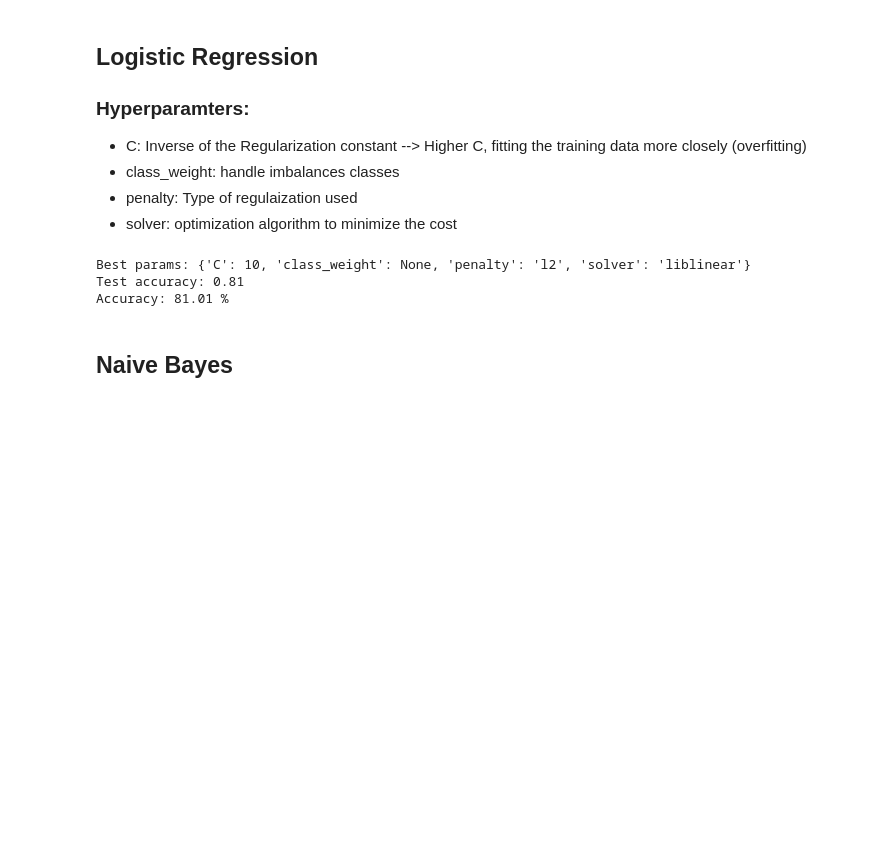
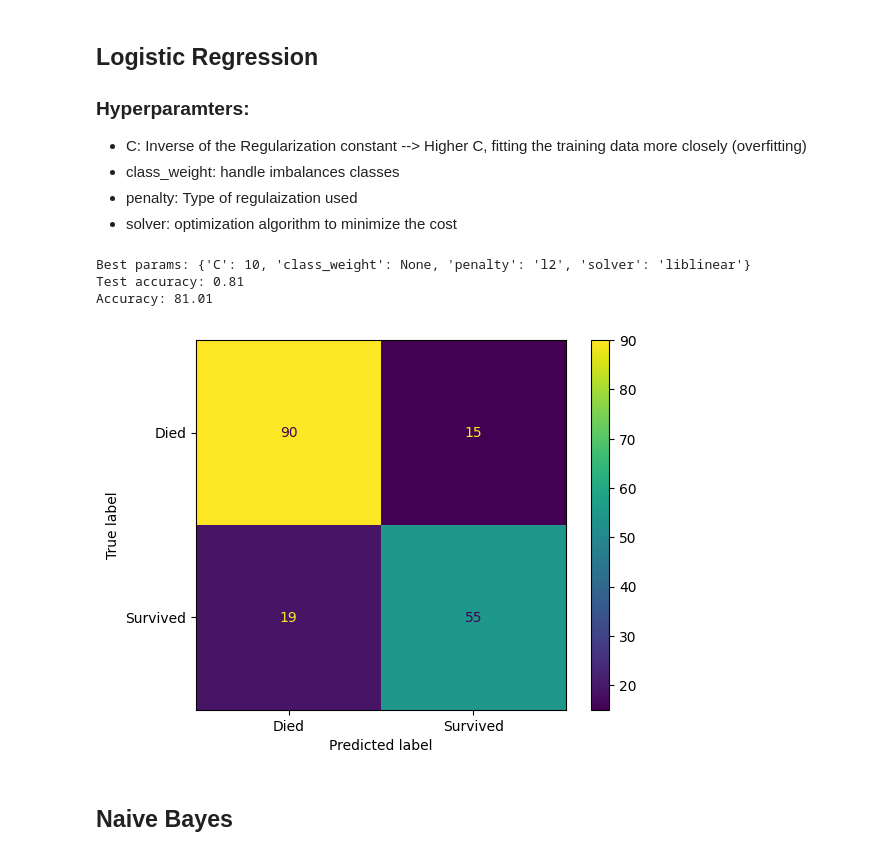
Before and after one commit to alexehrlich/titanic, a Jupyter notebook: data_exploration.ipynb, the cells around one changed output. Drawn from its saved outputs; the diff is of its cells as text; code cells hidden in the pictures; blank space fills up the shorter version.

```diff
--- a/data_exploration.ipynb
+++ b/data_exploration.ipynb
@@ -438,34 +453,35 @@ def split_data(train_df, numerical_features, categorical_features, target, test_
 # %%
 from sklearn.linear_model import LogisticRegression
 from sklearn.model_selection import GridSearchCV
 
 param_grid = {
     'C': [0.01, 0.1, 1, 10],
     'penalty': ['l1', 'l2'],
     'solver': ['liblinear'],  # only supports l1 + l2
     'class_weight': [None, 'balanced']
 }
 
 X_train, X_test, y_train, y_test = split_data(
     train_df,
     numerical_features=['Pclass', 'Age', 'Family_Size', 'Fare'],
     categorical_features = ['Sex', 'Embarked'],
     target = 'Survived')
 
 grid = GridSearchCV(LogisticRegression(max_iter=1000), param_grid)
 grid.fit(X_train, y_train)
 
 print(f"Best params: {grid.best_params_}")
 print(f"Test accuracy: {grid.score(X_test, y_test):.2f}")
 
 lr_clf = LogisticRegression(max_iter=100, C=10, class_weight=None, penalty='l2', solver='liblinear')
 lr_clf.fit(X_train, y_train)
 
-print(f"Accuracy: {(sum(lr_clf.predict(X_test) == y_test) / len(X_test)) * 100:.2f} %")
+evaluate_prediction(lr_clf.predict(X_test), y_test)
 # %% [output]
 Best params: {'C': 10, 'class_weight': None, 'penalty': 'l2', 'solver': 'liblinear'}
 Test accuracy: 0.81
-Accuracy: 81.01 %
+Accuracy: 81.01
+[figure, added]
 # %% [markdown]
 ## Naive Bayes
 # %%
```
Also changed, not shown: parts of 7 cells of this notebook.
